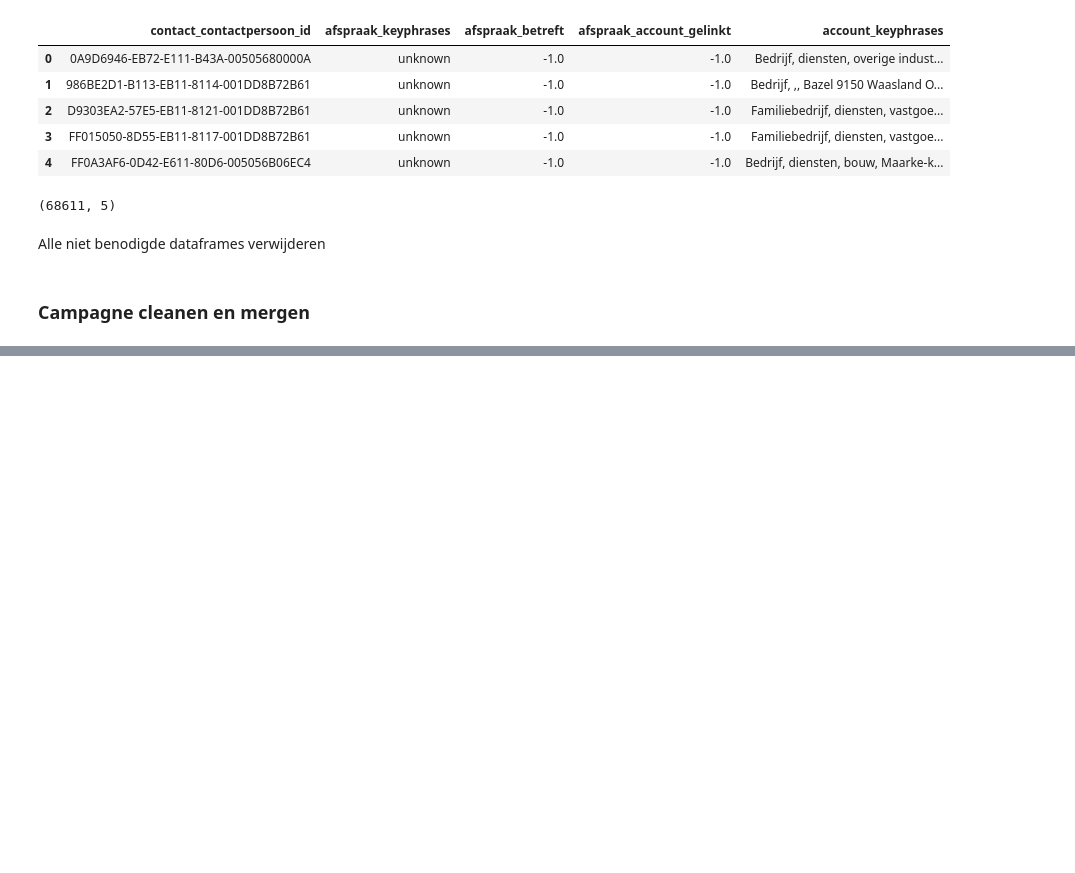
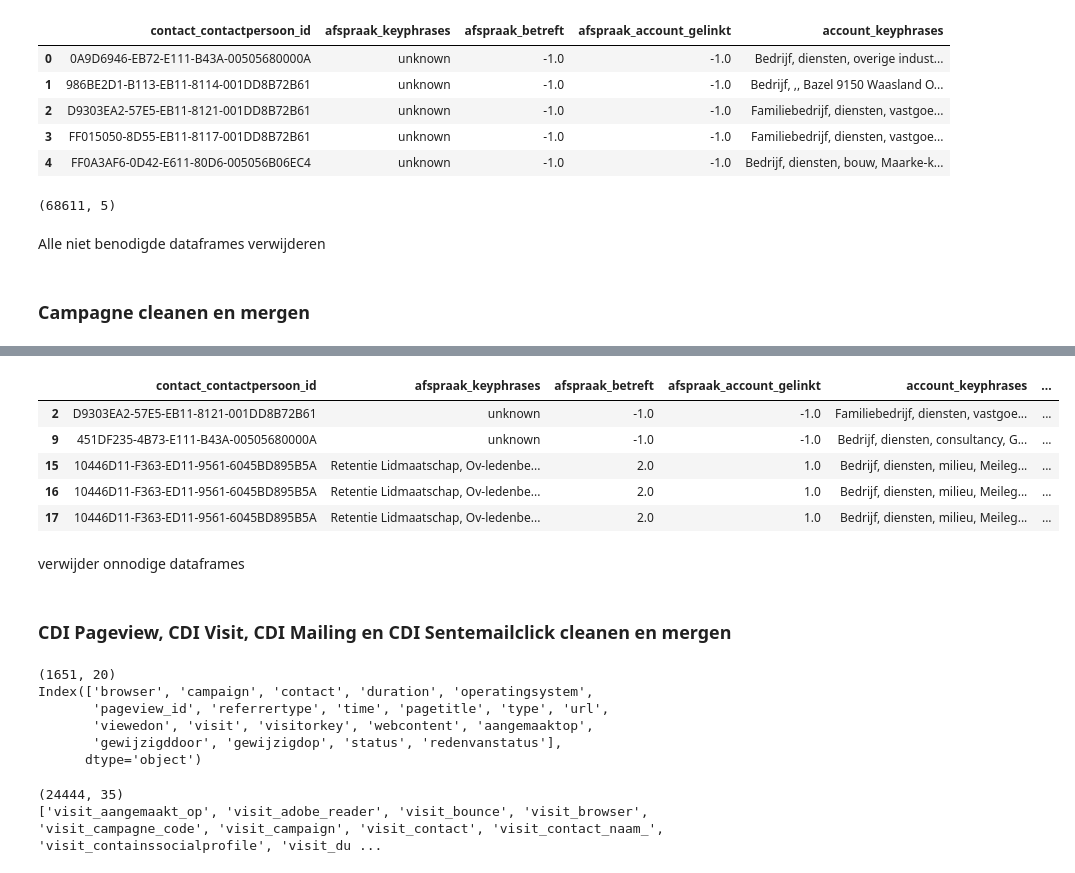
Before and after one commit to Floris-Buyse-FB/Data-Engineering-Project-2, a Jupyter notebook: scripts/AA_CLEAN_REC_SYS.ipynb, the cells around one changed output, grey strips where cells are left out. Drawn from its saved outputs; the diff is of its cells as text; code cells hidden in the pictures; blank space fills up the shorter version.

```diff
--- a/scripts/AA_CLEAN_REC_SYS.ipynb
+++ b/scripts/AA_CLEAN_REC_SYS.ipynb
@@ -584,0 +690,34 @@ Index(['campagne_campagne_id', 'campagne_campagne_nr', 'campagne_einddatum',
+# %%
+df_acc_afs_camp_merge = acc_afs_merged.merge(df_camp_inschrijving_merge, left_on='contact_contactpersoon_id'
+                                             , right_on='inschrijving_contactfiche', how='left')
+
+df_acc_afs_camp_merge.drop(['inschrijving_contactfiche', 'sessie_campagne'], axis=1, inplace=True)
+
+# drop rows where campagne_campagne_id is NaN
+df_acc_afs_camp_merge.dropna(subset=['campagne_campagne_id'], inplace=True)
+
+# rows samenvoegen
+df_acc_afs_camp_merge['inschrijving_aanwezig_afwezig'] = df_acc_afs_camp_merge['inschrijving_aanwezig_afwezig'].astype(str)
+df_acc_afs_camp_merge['inschrijving_aanwezig_afwezig'] = df_acc_afs_camp_merge['inschrijving_aanwezig_afwezig'].str.replace('Aanwezig', '1')
+df_acc_afs_camp_merge['inschrijving_aanwezig_afwezig'] = df_acc_afs_camp_merge['inschrijving_aanwezig_afwezig'].str.replace('Afwezig', '0')
+df_acc_afs_camp_merge['inschrijving_aanwezig_afwezig'] = df_acc_afs_camp_merge['inschrijving_aanwezig_afwezig'].astype(int)
+
+df_acc_afs_camp_merge['inschrijving_facturatie_bedrag'] = df_acc_afs_camp_merge['inschrijving_facturatie_bedrag'].astype(str)
+df_acc_afs_camp_merge['inschrijving_facturatie_bedrag'] = df_acc_afs_camp_merge['inschrijving_facturatie_bedrag'].str.replace(',', '.')
+df_acc_afs_camp_merge['inschrijving_facturatie_bedrag'] = df_acc_afs_camp_merge['inschrijving_facturatie_bedrag'].astype(float)
+
+df_acc_afs_camp_merge['inschrijving_bron'] = df_acc_afs_camp_merge['inschrijving_bron'].astype(str)
+df_acc_afs_camp_merge['inschrijving_bron'] = df_acc_afs_camp_merge['inschrijving_bron'].str.replace('unknown', '-1')
+df_acc_afs_camp_merge['inschrijving_bron'] = df_acc_afs_camp_merge['inschrijving_bron'].str.replace('Website', '1')
+df_acc_afs_camp_merge['inschrijving_bron'] = df_acc_afs_camp_merge['inschrijving_bron'].str.replace('Email', '0')
+
+df_acc_afs_camp_merge['sessie_keyphrases'] = df_acc_afs_camp_merge['sessie_activiteitstype'] + ', ' \
+            + df_acc_afs_camp_merge['sessie_thema_naam_'] + ', ' \
+            + df_acc_afs_camp_merge['sessie_product']
+df_acc_afs_camp_merge['sessie_keyphrases'] = df_acc_afs_camp_merge['sessie_keyphrases'].str.replace('unknown, ', '')
+df_acc_afs_camp_merge['sessie_keyphrases'] = df_acc_afs_camp_merge['sessie_keyphrases'].str.replace(', unknown', '')
+
+df_acc_afs_camp_merge.drop(['sessie_activiteitstype', 'sessie_thema_naam_', 'sessie_product'], axis=1, inplace=True)
+
+print(df_acc_afs_camp_merge.shape)
+print(df_acc_afs_camp_merge.columns)
@@ -584,0 +732,11 @@ Index(['campagne_campagne_id', 'campagne_campagne_nr', 'campagne_einddatum',
+# %%
+df_acc_afs_camp_merge.head()
+# %% [output]
+|  | contact_contactpersoon_id | afspraak_keyphrases | afspraak_betreft | afspraak_account_gelinkt | account_keyphrases | ... |
+| 2 | D9303EA2-57E5-EB11-8121-001DD8B72B61 | unknown | -1.0 | -1.0 | Familiebedrijf, diensten, vastgoe... | ... |
+| 9 | 451DF235-4B73-E111-B43A-00505680000A | unknown | -1.0 | -1.0 | Bedrijf, diensten, consultancy, G... | ... |
+| 15 | 10446D11-F363-ED11-9561-6045BD895B5A | Retentie Lidmaatschap, Ov-ledenbe... | 2.0 | 1.0 | Bedrijf, diensten, milieu, Meileg... | ... |
+| 16 | 10446D11-F363-ED11-9561-6045BD895B5A | Retentie Lidmaatschap, Ov-ledenbe... | 2.0 | 1.0 | Bedrijf, diensten, milieu, Meileg... | ... |
+| 17 | 10446D11-F363-ED11-9561-6045BD895B5A | Retentie Lidmaatschap, Ov-ledenbe... | 2.0 | 1.0 | Bedrijf, diensten, milieu, Meileg... | ... |
+# %% [markdown]
+verwijder onnodige dataframes
@@ -584,0 +754,20 @@ Index(['campagne_campagne_id', 'campagne_campagne_nr', 'campagne_einddatum',
+# %% [markdown]
+### CDI Pageview, CDI Visit, CDI Mailing en CDI Sentemailclick cleanen en mergen
+# %%
+df_pageview = pd.read_csv('../data_clean/CDI_pageviews_fixed.csv', sep=',')
+print(df_pageview.shape)
+print(df_pageview.columns)
+# %% [output]
+(1651, 20)
+Index(['browser', 'campaign', 'contact', 'duration', 'operatingsystem',
+       'pageview_id', 'referrertype', 'time', 'pagetitle', 'type', 'url',
+       'viewedon', 'visit', 'visitorkey', 'webcontent', 'aangemaaktop',
+       'gewijzigddoor', 'gewijzigdop', 'status', 'redenvanstatus'],
+      dtype='object')
+# %%
+df_visit = pd.read_csv('../data_clean/CDI_visits_fixed.csv', sep=',')
+print(df_visit.shape)
+print(sorted(list(df_visit.columns)))
+# %% [output]
+(24444, 35)
+['visit_aangemaakt_op', 'visit_adobe_reader', 'visit_bounce', 'visit_browser', 'visit_campagne_code', 'visit_campaign', 'visit_contact', 'visit_contact_naam_', 'visit_containssocialprofile', 'visit_du ...
```
Also changed, not shown: parts of 33 cells of this notebook, 3 other files.
